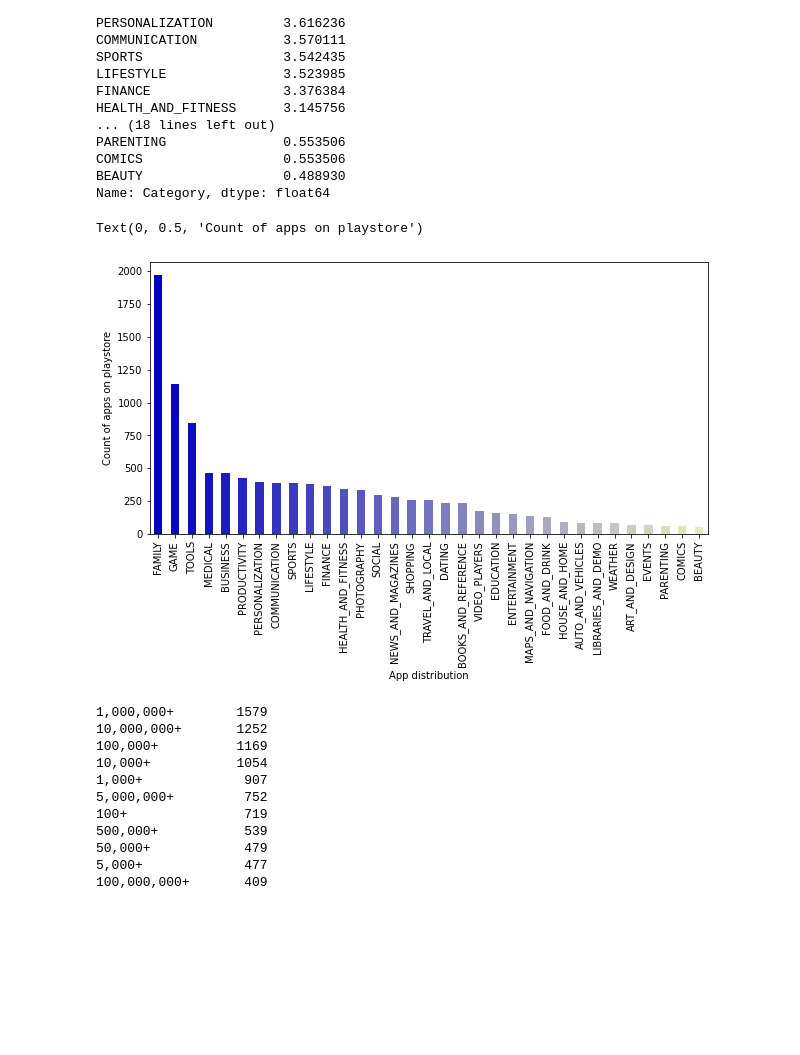
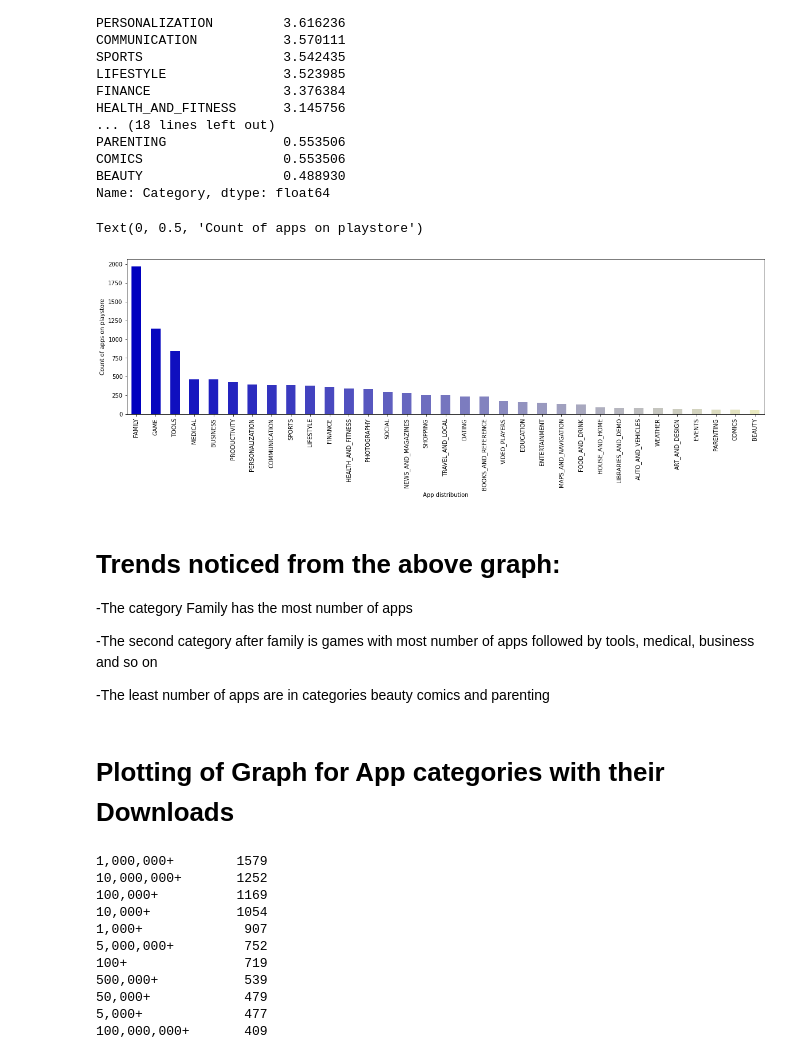
Before and after one commit to Selva-Subramanian/Playstore-Apps-Review-Analysis, a Jupyter notebook: Playstore_Apps_Review_Analysis.ipynb, the cells around one changed output. Cells and saved outputs as stored; diff of their text form; code cells hidden in the pictures; blank space fills up the shorter version.

Commit message:
additional plots for analysis

```diff
--- a/Playstore_Apps_Review_Analysis.ipynb
+++ b/Playstore_Apps_Review_Analysis.ipynb
@@ -21,6 +22,6 @@ warnings.filterwarnings('ignore')
 # %%
 # load the dataset
 working_dir_path = '/content/drive/MyDrive/Colab Notebooks/AlmaBetter Notebooks/Capstone projects/Playstore Apps Review Analysis - Selva Subramanian S/'
-df1 = pd.read_csv(working_dir_path + 'Copy of Play Store Data.csv')
-df2 = pd.read_csv(working_dir_path + 'Copy of User Reviews.csv')
+df = pd.read_csv(working_dir_path + 'Copy of Play Store Data.csv')
+df_review = pd.read_csv(working_dir_path + 'Copy of User Reviews.csv')
 # %%
@@ -116,5 +117,5 @@ array(['ART_AND_DESIGN', 'AUTO_AND_VEHICLES', 'BEAUTY',
        'VIDEO_PLAYERS', 'NEWS_AND_MAGAZINES', 'MAPS_AND_NAVIGATION',
        '1.9'], dtype=object)
 # %%
-df1 = df1.loc[df1["Category"] != '1.9']
+df = df.loc[df["Category"] != '1.9']
 # %%
@@ -140,13 +141,22 @@ Name: Category, dtype: float64
 # %%
 my_colors = ['g', 'b']*5
 my_colors = [(0.5,0.4,0.5), (0.75, 0.75, 0.25)]*5
 my_colors = [(x/35.0, x/35.0, 0.75) for x in range(35)]
-plt.rcParams['figure.figsize'] = (10,5)
-df1['Category'].value_counts().plot(kind='bar',color=my_colors)
+plt.rcParams['figure.figsize'] = (20,5)
+df['Category'].value_counts().plot(kind='bar',color=my_colors)
 # plt.title('App category')
 plt.xlabel('App distribution')
 plt.ylabel('Count of apps on playstore')
 # %% [output]
 Text(0, 0.5, 'Count of apps on playstore')
-[figure, old version]
+[figure, new version]
+# %% [markdown]
+# Trends noticed from the above graph:
+-The category Family has the most number of apps
+
+-The second category after family is games with most number of apps followed by tools, medical, business and so on
+
+-The least number of apps are in categories beauty comics and parenting
+# %% [markdown]
+# Plotting of Graph for App categories with their Downloads
 # %%
```
Also changed, not shown: parts of 65 cells of this notebook.
